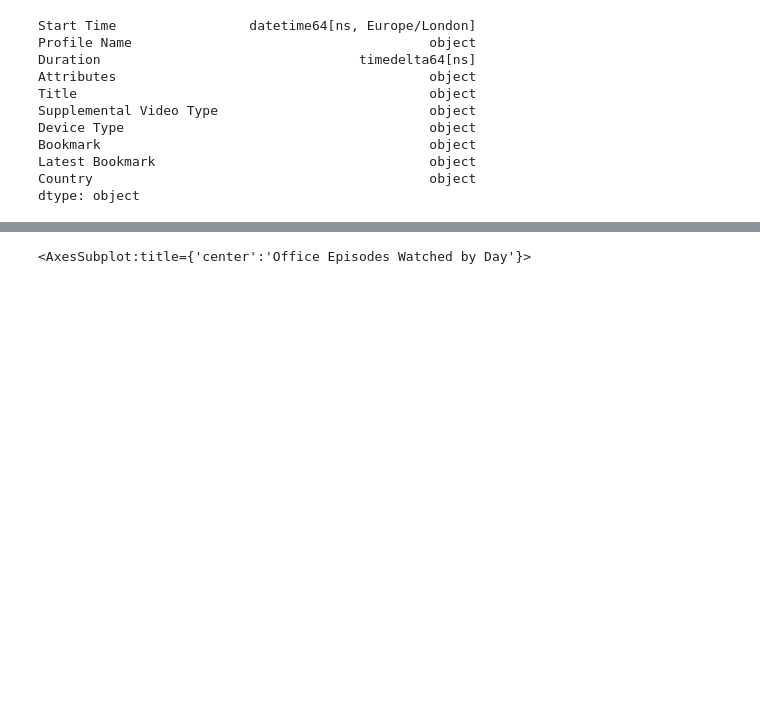
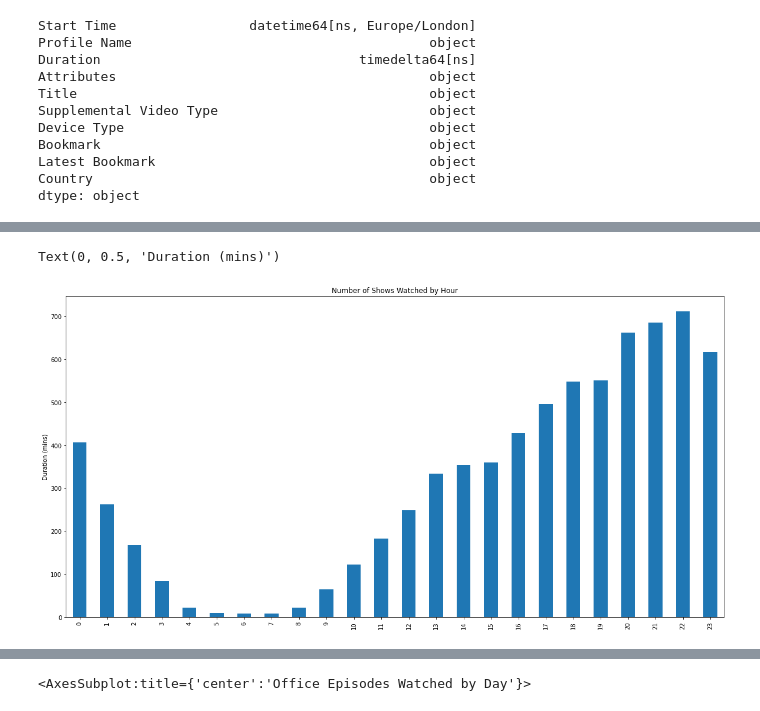
Before and after one commit to SandersJack/NetflixDataAnalysis, a Jupyter notebook: Content_interaction.ipynb, the cells around one changed output, grey strips where cells are left out. Cells and saved outputs as stored; diff of their text form; code cells hidden in the pictures; blank space fills up the shorter version.

```diff
--- a/Content_interaction.ipynb
+++ b/Content_interaction.ipynb
@@ -63,0 +83,13 @@ dtype: object
+# %%
+#Ordering the weekday 0-24
+watch_times['hour'] = pd.Categorical(watch_times['hour'], categories=[0,1,2,3,4,5,6,7,8,9,10,11,12,13,14,15,16,17,18,19,20,21,22,23],ordered=True)
+#New variable containing count of rows
+watch_times_by_hour = watch_times['hour'].value_counts()
+#Sort the counts by defined order
+watch_times_by_hour = watch_times_by_hour.sort_index()
+#plot data
+watch_times_by_hour_plot = watch_times_by_hour.plot(kind='bar', figsize=(20,10),title='Number of Shows Watched by Hour')
+watch_times_by_hour_plot.set_ylabel("Duration (mins)")
+# %% [output]
+Text(0, 0.5, 'Duration (mins)')
+[figure, added]
```
Also changed, not shown: parts of 7 cells of this notebook.
